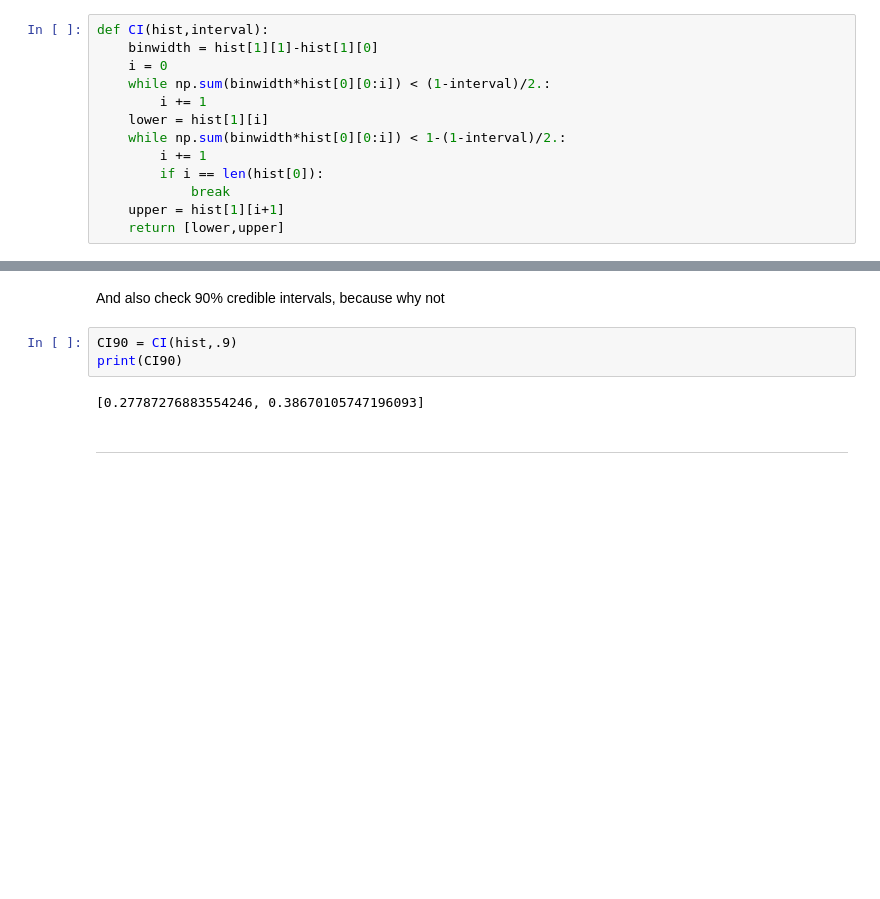
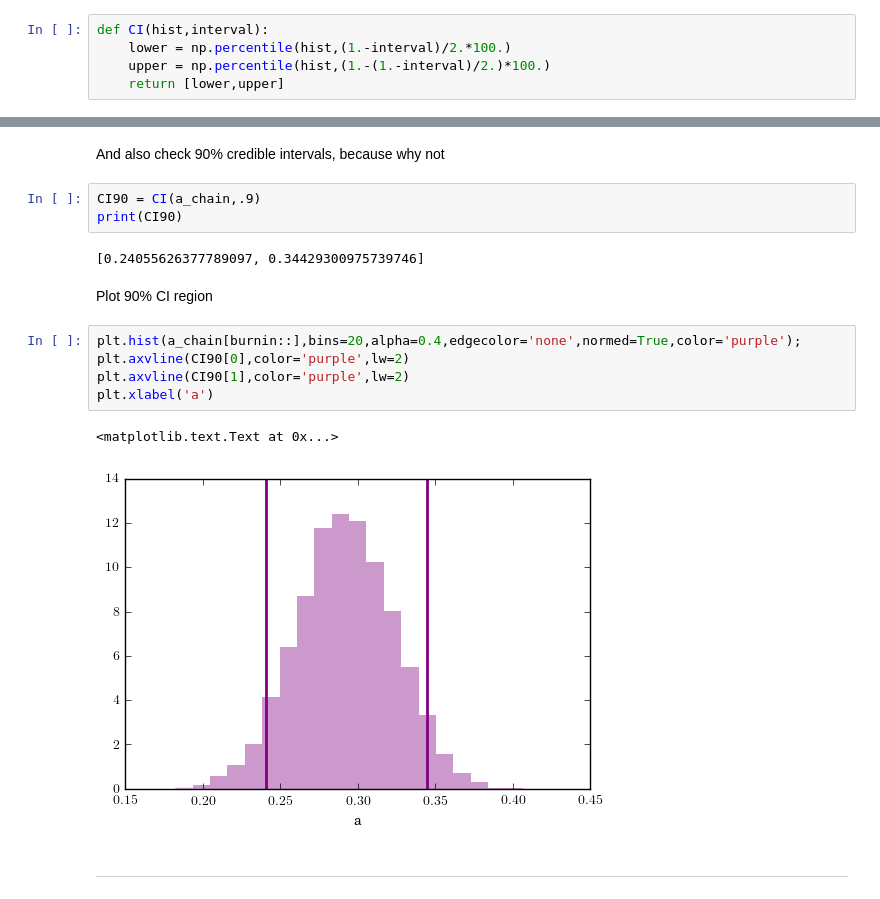
Before and after one commit to megmillhouse/simple_mcmc, a Jupyter notebook: simple_mcmc.ipynb, the cells around one changed output, grey strips where cells are left out. Cells and saved outputs as stored; diff of their text form; blank space fills up the shorter version.

```diff
--- a/simple_mcmc.ipynb
+++ b/simple_mcmc.ipynb
@@ -15,19 +15,11 @@ def logL(data,sigma,a):
     return retval
 # %% [markdown]
 Define simple function to create credible intervals:
-# %%
-def CI(hist,interval):
-    binwidth = hist[1][1]-hist[1][0]
-    i = 0
-    while np.sum(binwidth*hist[0][0:i]) < (1-interval)/2.:
-        i += 1
-    lower = hist[1][i]
-    while np.sum(binwidth*hist[0][0:i]) < 1-(1-interval)/2.:
-        i += 1
-        if i == len(hist[0]):
-            break
-    upper = hist[1][i+1]
-    return [lower,upper]
+# %%
+def CI(hist,interval):
+    lower = np.percentile(hist,(1.-interval)/2.*100.)
+    upper = np.percentile(hist,(1.-(1.-interval)/2.)*100.)
+    return [lower,upper]
 # %% [markdown]
 Make our data sample:
 # %%
@@ -125,9 +117,19 @@ plt.show()
 # %% [markdown]
 And also check 90% credible intervals, because why not
 # %%
-CI90 = CI(hist,.9)
+CI90 = CI(a_chain,.9)
 print(CI90)
 # %% [output]
-[0.27787276883554246, 0.38670105747196093]
+[0.24055626377789097, 0.34429300975739746]
+# %% [markdown]
+Plot 90% CI region
+# %%
+plt.hist(a_chain[burnin::],bins=20,alpha=0.4,edgecolor='none',normed=True,color='purple');
+plt.axvline(CI90[0],color='purple',lw=2)
+plt.axvline(CI90[1],color='purple',lw=2)
+plt.xlabel('a')
+# %% [output]
+<matplotlib.text.Text at 0x...>
+[figure, added]
 # %% [markdown]
 ----------------------------------------------------------------------------------------------------------------------
```
Also changed, not shown: parts of 5 cells of this notebook.
